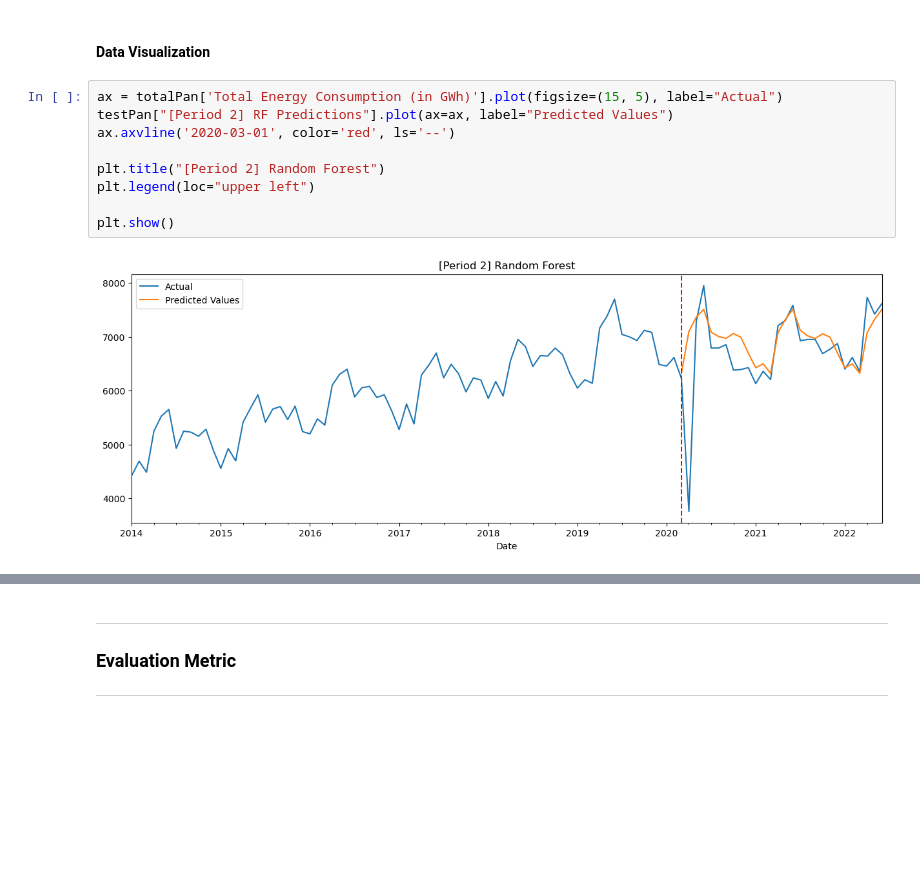
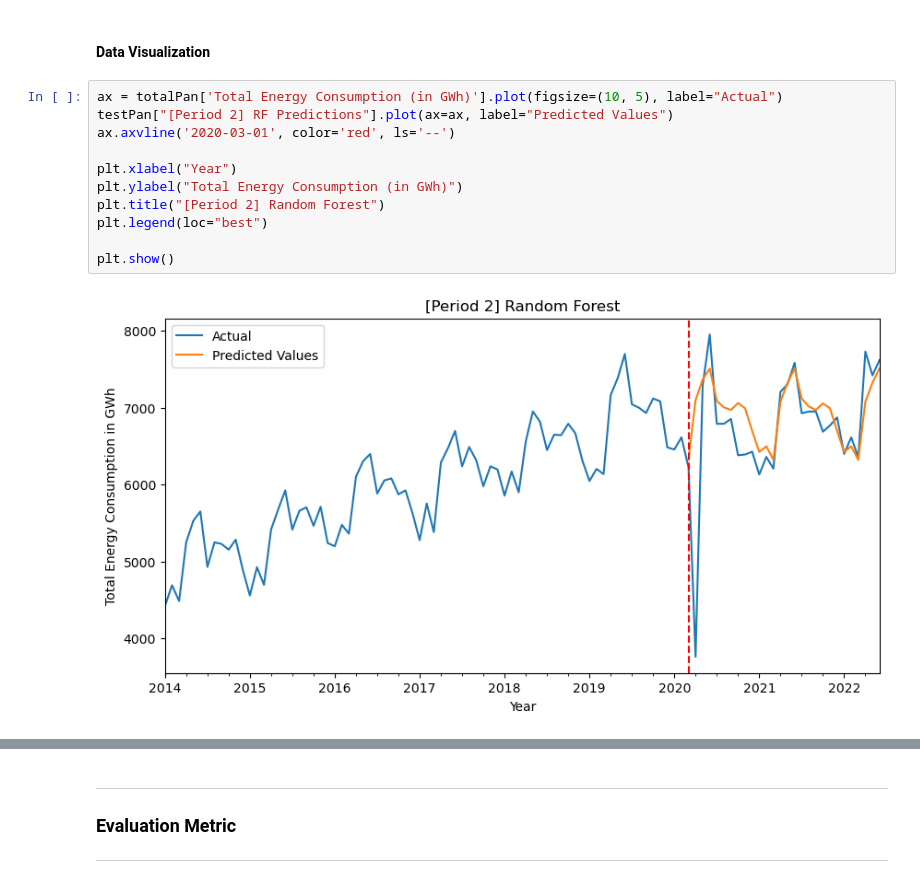
Before and after one commit to errutorculas/cmsc197-ML-miniproj, a Jupyter notebook: jupyter-notebook-code/miniproj.ipynb, the cells around one changed output, grey strips where cells are left out. Cells and saved outputs as stored; diff of their text form; blank space fills up the shorter version.

```diff
--- a/jupyter-notebook-code/miniproj.ipynb
+++ b/jupyter-notebook-code/miniproj.ipynb
@@ -262,14 +287,16 @@ testPan["[Period 2] RF Predictions"] = predRandomForest_pan
 # %% [markdown]
 #### Data Visualization
 # %%
-ax = totalPan['Total Energy Consumption (in GWh)'].plot(figsize=(15, 5), label="Actual")
+ax = totalPan['Total Energy Consumption (in GWh)'].plot(figsize=(10, 5), label="Actual")
 testPan["[Period 2] RF Predictions"].plot(ax=ax, label="Predicted Values")
 ax.axvline('2020-03-01', color='red', ls='--')
 
+plt.xlabel("Year")
+plt.ylabel("Total Energy Consumption (in GWh)")
 plt.title("[Period 2] Random Forest")
-plt.legend(loc="upper left")
+plt.legend(loc="best")
 
 plt.show()
 # %% [output]
-[figure, old version]
+[figure, new version]
 # %%
```
Also changed, not shown: parts of 60 cells of this notebook.
